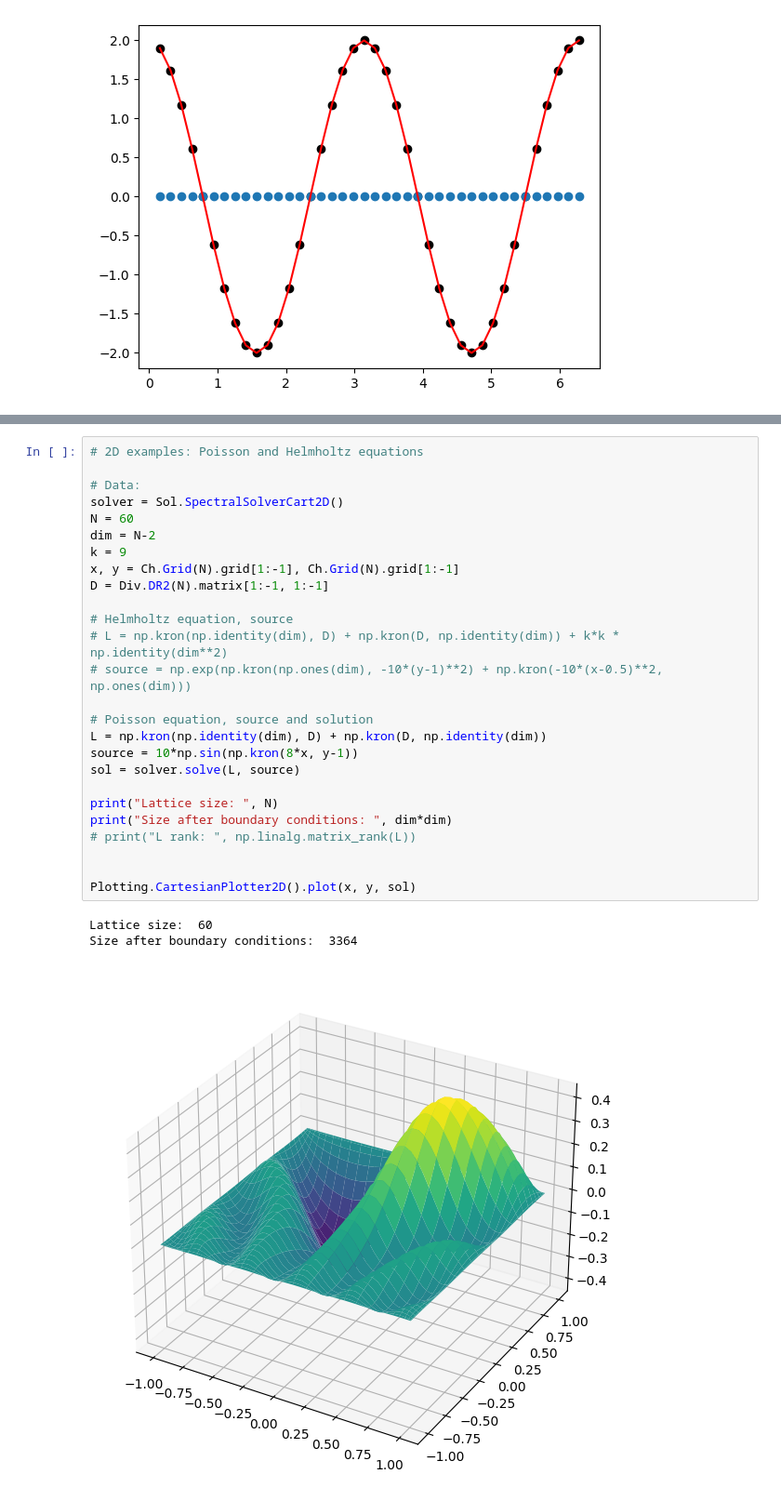
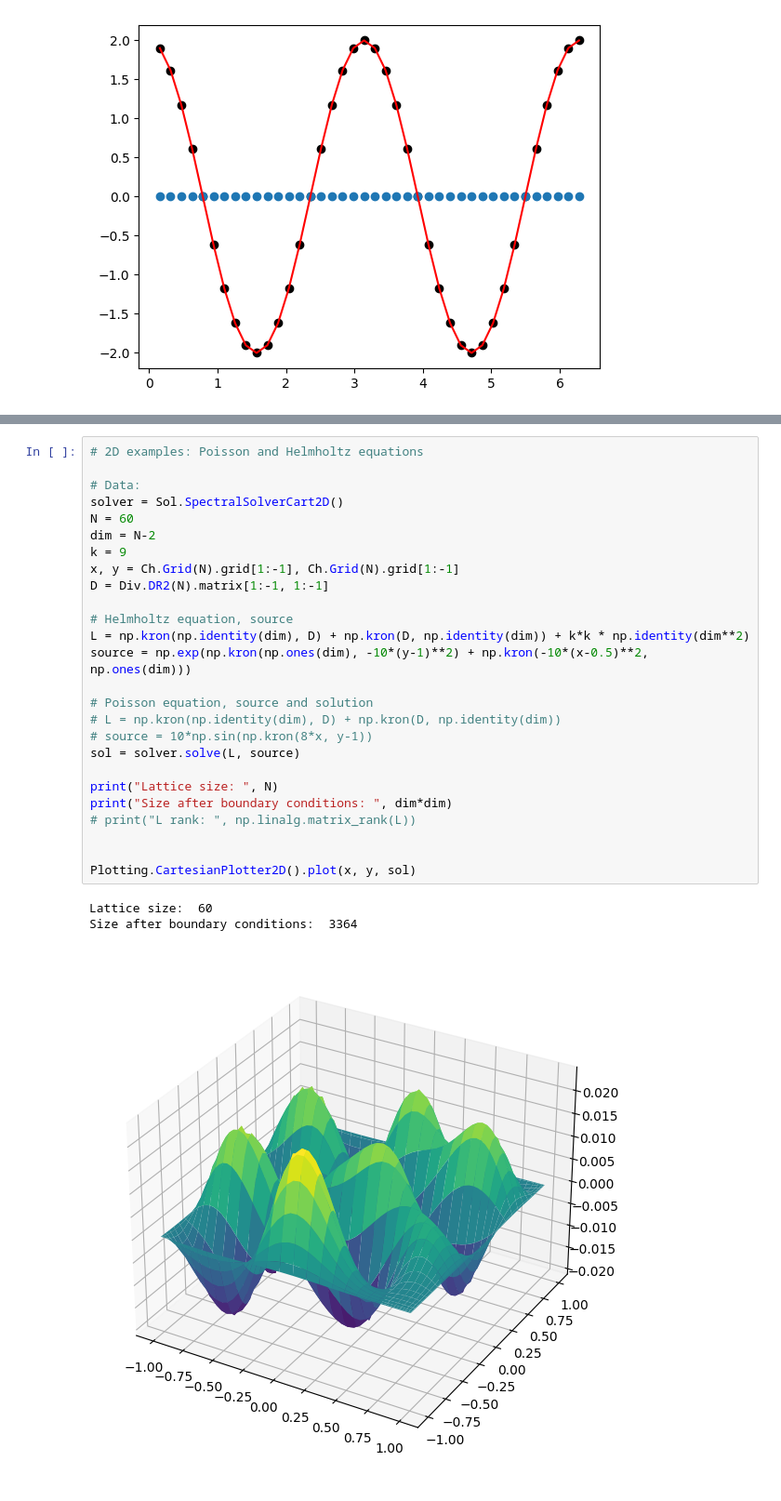
Before and after one commit to KsymenaPoradzisz/General_Relativity, a Jupyter notebook: test.ipynb, the cells around one changed output, grey strips where cells are left out. Shown at 93% size. Saved outputs shown, nothing was run; the diff lists cells and outputs as text.

```diff
--- a/test.ipynb
+++ b/test.ipynb
@@ -126,30 +138,30 @@ Operator Rank:  570
 # %%
 # 2D examples: Poisson and Helmholtz equations
 
 # Data:
 solver = Sol.SpectralSolverCart2D()
 N = 60
 dim = N-2
 k = 9
 x, y = Ch.Grid(N).grid[1:-1], Ch.Grid(N).grid[1:-1]
 D = Div.DR2(N).matrix[1:-1, 1:-1]
 
 # Helmholtz equation, source
-# L = np.kron(np.identity(dim), D) + np.kron(D, np.identity(dim)) + k*k * np.identity(dim**2)
-# source = np.exp(np.kron(np.ones(dim), -10*(y-1)**2) + np.kron(-10*(x-0.5)**2, np.ones(dim)))
+L = np.kron(np.identity(dim), D) + np.kron(D, np.identity(dim)) + k*k * np.identity(dim**2)
+source = np.exp(np.kron(np.ones(dim), -10*(y-1)**2) + np.kron(-10*(x-0.5)**2, np.ones(dim)))
 
 # Poisson equation, source and solution
-L = np.kron(np.identity(dim), D) + np.kron(D, np.identity(dim))
-source = 10*np.sin(np.kron(8*x, y-1))
+# L = np.kron(np.identity(dim), D) + np.kron(D, np.identity(dim))
+# source = 10*np.sin(np.kron(8*x, y-1))
 sol = solver.solve(L, source)
 
 print("Lattice size: ", N)
 print("Size after boundary conditions: ", dim*dim)
 # print("L rank: ", np.linalg.matrix_rank(L))
 
 
 Plotting.CartesianPlotter2D().plot(x, y, sol)
 # %% [output]
 Lattice size:  60
 Size after boundary conditions:  3364
-[figure, old version]
+[figure, new version]
```
Also changed, not shown: parts of 3 cells of this notebook, 1 other file.
